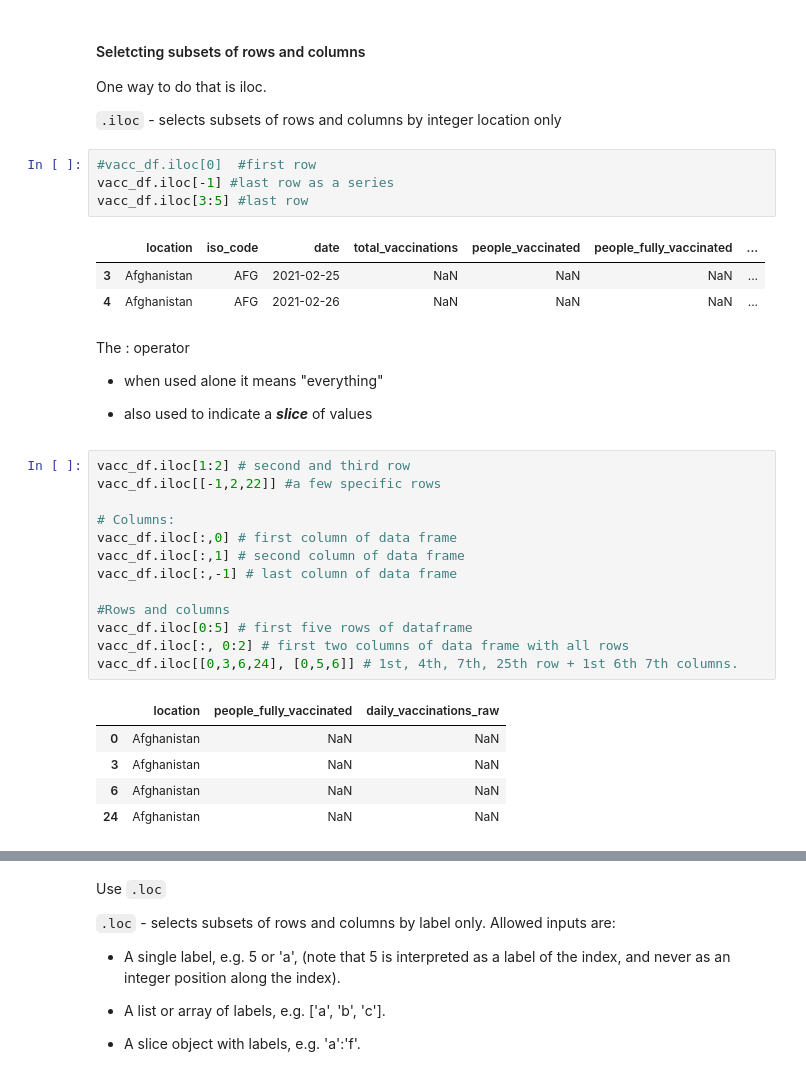
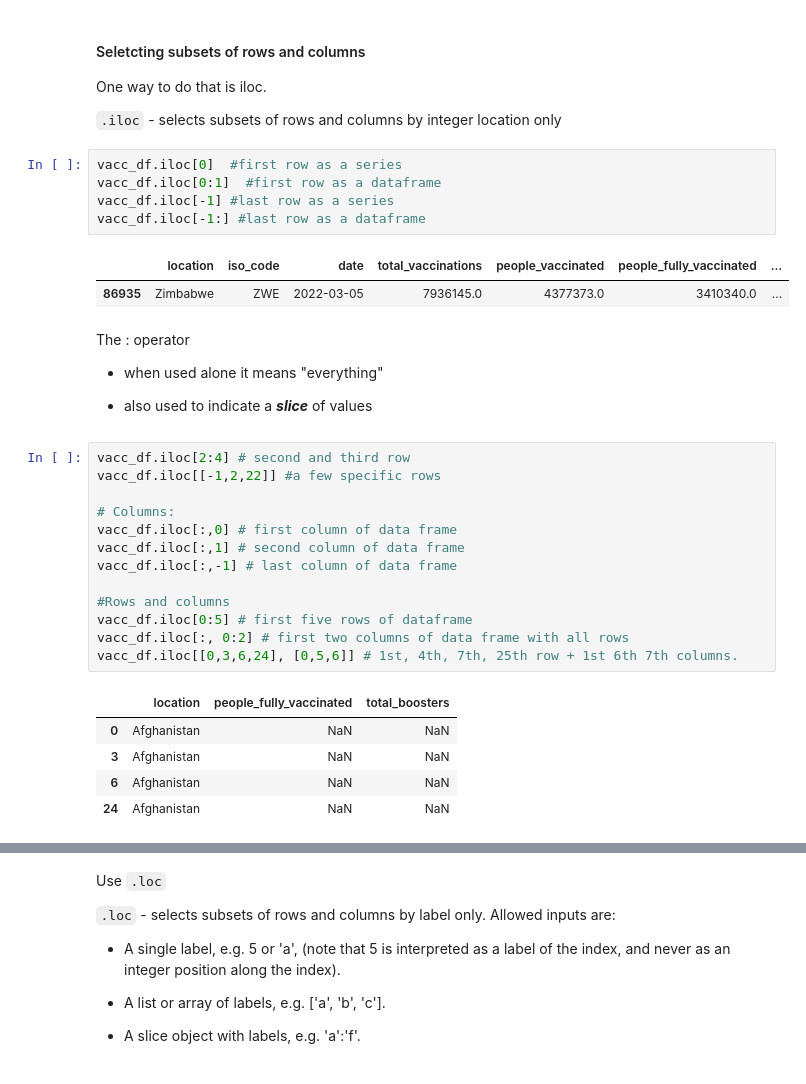
Before and after one commit to nlihin/data-analytics, a Jupyter notebook: unit2.ipynb, the cells around one changed output, grey strips where cells are left out. Saved outputs shown, nothing was run; the diff lists cells and outputs as text.

```diff
--- a/unit2.ipynb
+++ b/unit2.ipynb
@@ -317,13 +305,13 @@ One way to do that is iloc.
 
 `.iloc` - selects subsets of rows and columns by integer location only
 # %%
-#vacc_df.iloc[0]  #first row
+vacc_df.iloc[0]  #first row as a series
+vacc_df.iloc[0:1]  #first row as a dataframe
 vacc_df.iloc[-1] #last row as a series
-vacc_df.iloc[3:5] #last row
+vacc_df.iloc[-1:] #last row as a dataframe
 # %% [output]
 |  | location | iso_code | date | total_vaccinations | people_vaccinated | people_fully_vaccinated | ... |
-| 3 | Afghanistan | AFG | 2021-02-25 | NaN | NaN | NaN | ... |
-| 4 | Afghanistan | AFG | 2021-02-26 | NaN | NaN | NaN | ... |
+| 86935 | Zimbabwe | ZWE | 2022-03-05 | 7936145.0 | 4377373.0 | 3410340.0 | ... |
 # %% [markdown]
 The : operator
 
@@ -331,7 +319,7 @@ The : operator
 
 - also used to indicate a ***slice*** of values
 # %%
-vacc_df.iloc[1:2] # second and third row
+vacc_df.iloc[2:4] # second and third row
 vacc_df.iloc[[-1,2,22]] #a few specific rows
 
 # Columns:
@@ -344,7 +332,7 @@ vacc_df.iloc[0:5] # first five rows of dataframe
 vacc_df.iloc[:, 0:2] # first two columns of data frame with all rows
 vacc_df.iloc[[0,3,6,24], [0,5,6]] # 1st, 4th, 7th, 25th row + 1st 6th 7th columns.
 # %% [output]
-|  | location | people_fully_vaccinated | daily_vaccinations_raw |
+|  | location | people_fully_vaccinated | total_boosters |
 | 0 | Afghanistan | NaN | NaN |
 | 3 | Afghanistan | NaN | NaN |
 | 6 | Afghanistan | NaN | NaN |
```
Also changed, not shown: parts of 32 cells of this notebook.
